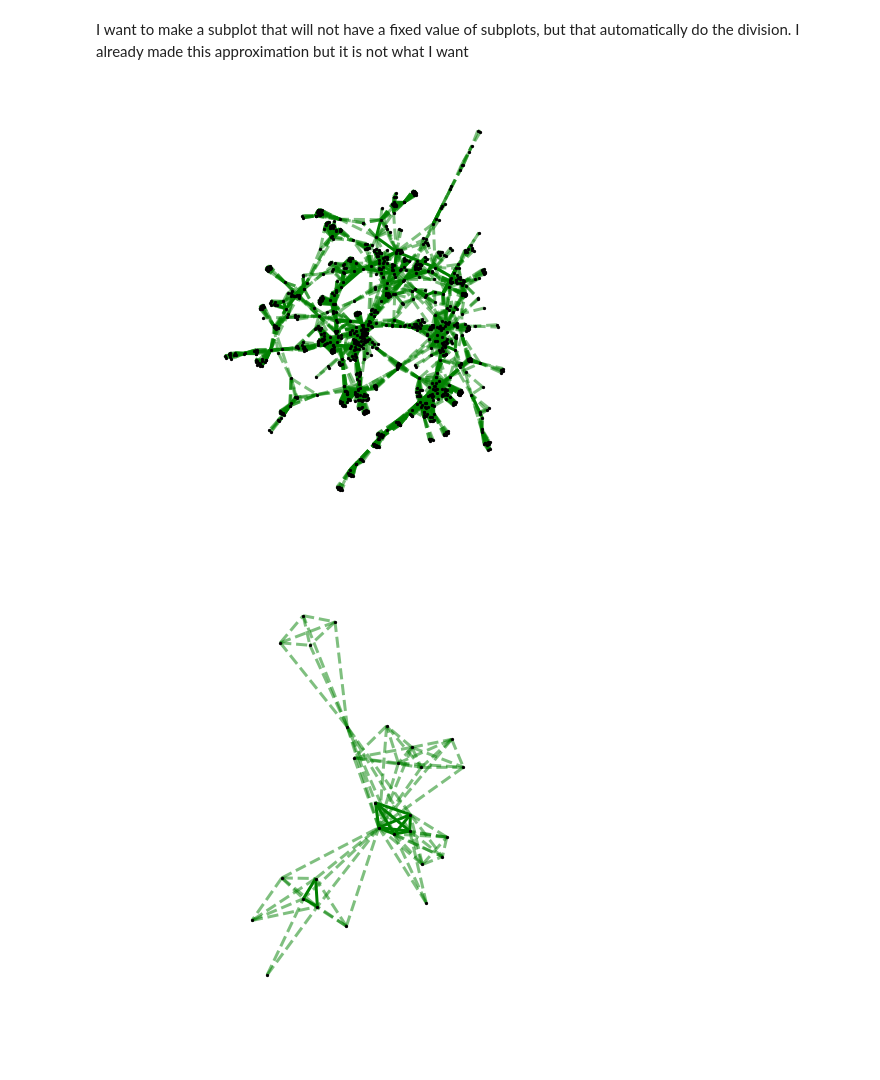
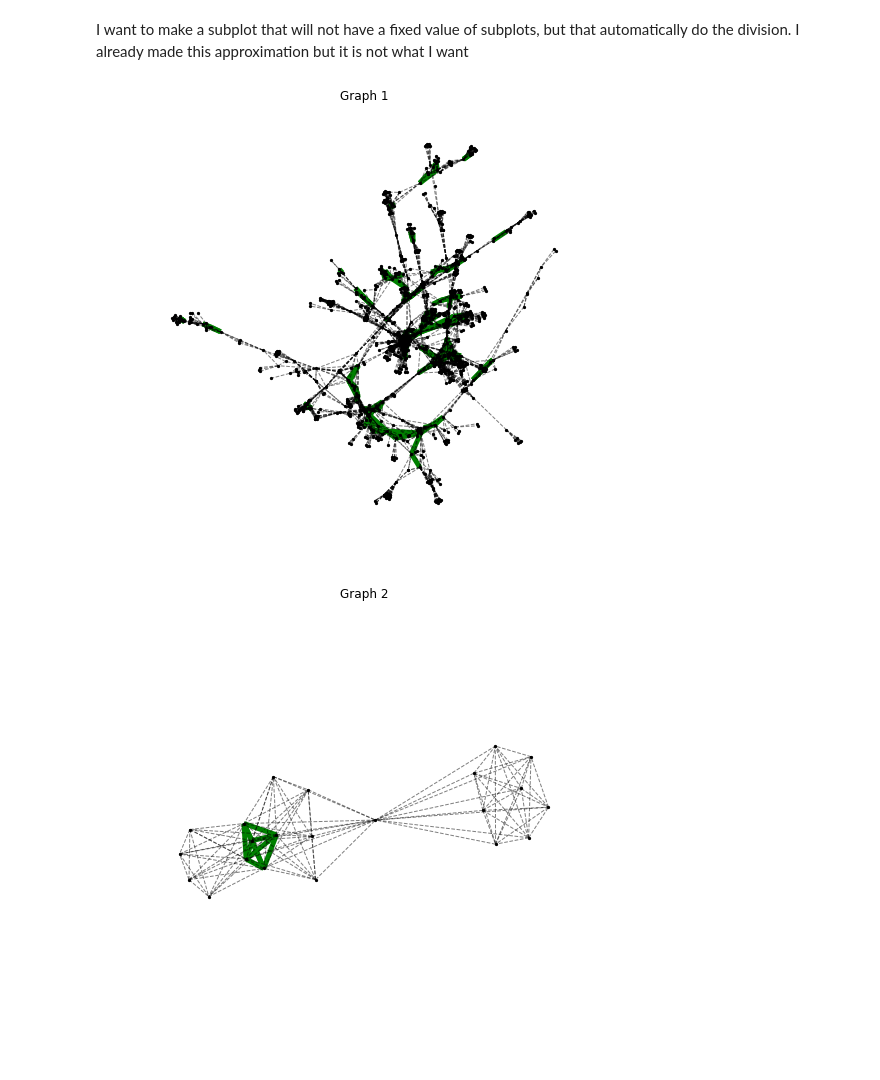
Before and after one commit to juanhenao21/authors_analysis, a Jupyter notebook: 03_clusters.ipynb, the cells around one changed output. Drawn from its saved outputs; the diff is of its cells as text; code cells hidden in the pictures.

```diff
--- a/03_clusters.ipynb
+++ b/03_clusters.ipynb
@@ -188,7 +199,14 @@ sub_graphs = list(nx.connected_component_subgraphs(G))
 # %%
 for i,sg in enumerate(sub_graphs):
     sg_list = sorted(list(sg.degree()), key=lambda x: x[1])
+
     if (len(sg_list) >= 20):
         print("The subgraph {} have {} nodes. The principal authors are {} with {} links and {} with {} links"
               .format(i,sg.number_of_nodes(),sg_list[-1][0],sg_list[-1][1],sg_list[-2][0],sg_list[-2][1]))
+        sg_data = np.array(sorted([sg_list[i][1] for i in range(len(sg_list))]))
+        sg_data_val = sorted([sg_list[i][0] for i in range(len(sg_list))])
+        plt.hist(sg_data)
+        plt.xticks(sg_data_val)
+        plt.title("Subgraph {}".format(i))
+        plt.show()
 # %% [output]
@@ -203,17 +219,18 @@ I want to make a subplot that will not have a fixed value of subplots, but that
 # %%
 for i, sg in enumerate(sub_graphs):
     if (sg.number_of_nodes() >= 20):
 
         elarge=[(u,v) for (u,v,d) in sg.edges(data=True) if d['weight'] >2]
         esmall=[(u,v) for (u,v,d) in sg.edges(data=True) if d['weight'] <=2]
         pos = nx.spring_layout(sg, iterations=50)
         #pos = nx.circular_layout(G)
         plt.figure(figsize=(8, 8))
+        plt.title('Graph {}'.format(i))
         nx.draw_networkx_nodes(sg,pos,node_size=5, node_color='k')
-        nx.draw_networkx_edges(sg,pos,edgelist=elarge, width=3, edge_color='g')
-        nx.draw_networkx_edges(sg,pos,edgelist=esmall, width=3,alpha=0.5,edge_color='g',style='dashed')
+        nx.draw_networkx_edges(sg,pos,edgelist=elarge, width=5, edge_color='g')
+        nx.draw_networkx_edges(sg,pos,edgelist=esmall, width=1,alpha=0.5,edge_color='k',style='dashed')
         plt.axis('off')
         plt.axis('equal')
 # %% [output]
-[figure, old version]
+[figure, new version]
-[figure, old version]
+[figure, new version]
```
Also changed, not shown: parts of 10 cells of this notebook, 1 other file.
